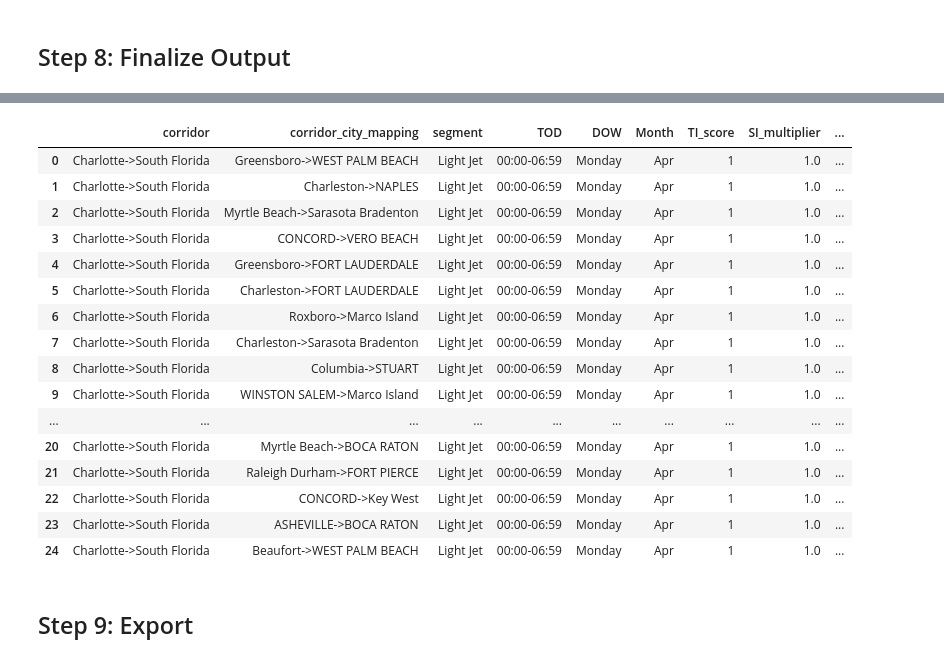
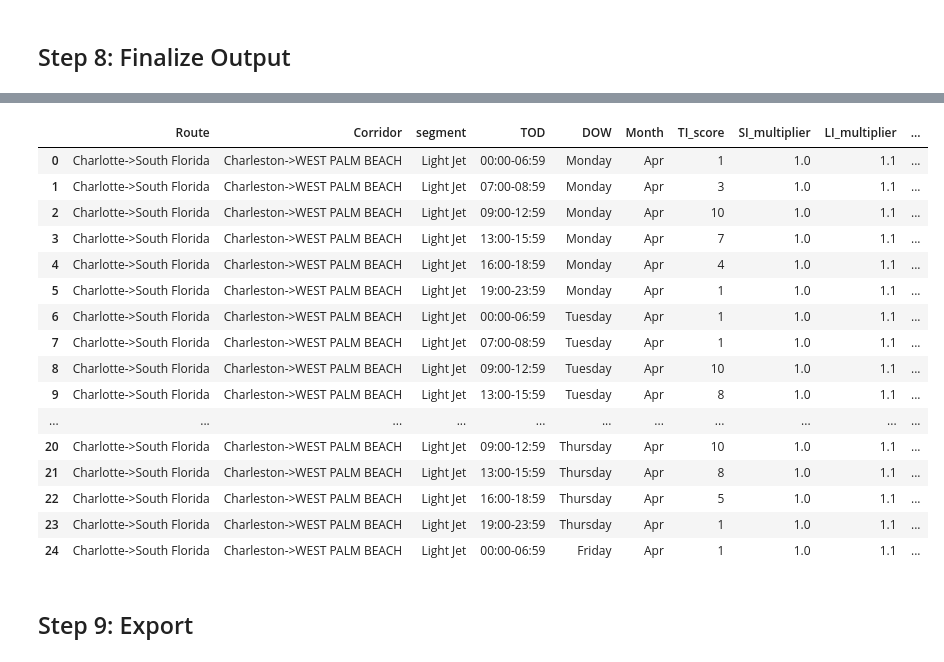
Before and after one commit to tausif-agntworksai/flight-pipeline, a Jupyter notebook: pricing/eda/vedant/fresh/combined_ti_li_si_pipeline.ipynb, the cells around one changed output, grey strips where cells are left out. Saved outputs shown, nothing was run; the diff lists cells and outputs as text; code cells hidden in the pictures.

```diff
--- a/pricing/eda/vedant/fresh/combined_ti_li_si_pipeline.ipynb
+++ b/pricing/eda/vedant/fresh/combined_ti_li_si_pipeline.ipynb
@@ -530,12 +628,14 @@ else:
 # %% [markdown]
 ## Step 5: LI Computation (with hours filter)
 # %%
-def compute_li(df, corridors, cabin_label, min_hours):
+def compute_li(df, corridor_map, corridors, cabin_label, min_hours):
     """
     Compute Location Index multiplier per corridor.
+    Includes Route + Corridor mapping from the start (optimized).
     LI_index = (corridor WU share) / (network WU share)
     Includes hours filter before computing shares.
-    Returns: corridor, cabin, corridor_wu_share, network_wu_share, LI_index, li_slab, LI_multiplier
+
+    Returns: Route, Corridor, cabin, corridor_wu_share, network_wu_share, LI_index, li_slab, LI_multiplier
     """
     # Filter by hours first
     df_hours_filtered = df[df['Hours'] >= min_hours].copy()
@@ -546,9 +646,12 @@ def compute_li(df, corridors, cabin_label, min_hours):
     # Filter to priority corridors
     df_corr = df_hours_filtered[df_hours_filtered['Route'].isin(corridors)]
 
+    # ✅ OPTIMIZED: Merge corridor_map early to keep Route + Corridor together
+    df_corr = df_corr.merge(corridor_map[['Route', 'Corridor']], on='Route', how='left')
+
     # Corridor-level aggregation
     agg = (
-        df_corr.groupby('Route')
+        df_corr.groupby(['Route', 'Corridor'])
         .agg(
             corridor_total=('is_wu', 'count'),
             corridor_wu=('is_wu', 'sum')
@@ -575,16 +678,16 @@ def compute_li(df, corridors, cabin_label, min_hours):
     # Map slab to LI multiplier
     agg['LI_multiplier'] = agg['li_slab'].map(LI_MULTIPLIER_MAP).astype(float)
 
-    agg = agg.rename(columns={'Route':'corridor'})
     agg['cabin'] = cabin_label
     agg['network_wu_share'] = network_wu_share
 
     print(f"[{cabin_label}] Network WU share (hours >= {min_hours}): {network_wu_share:.4%}")
 
-    return agg[['corridor','cabin','corridor_wu_share','network_wu_share','LI_index','li_slab','LI_multiplier']]
+    # ✅ Return with Route + Corridor together
+    return agg[['Route','Corridor','cabin','corridor_wu_share','network_wu_share','LI_index','li_slab','LI_multiplier']]
 
-lj_li   = compute_li(lj_data,   LJ_CORRIDORS,   'Light Jet', MIN_HOURS_LJ)
-smid_li = compute_li(smid_data, SMID_CORRIDORS, 'Super Midsize Jet', MIN_HOURS_SMID)
+lj_li   = compute_li(lj_data, corridor_map, LJ_CORRIDORS,   'Light Jet', MIN_HOURS_LJ)
+smid_li = compute_li(smid_data, corridor_map, SMID_CORRIDORS, 'Super Midsize Jet', MIN_HOURS_SMID)
 
 print(f"✓ LJ LI: {len(lj_li)} rows")
 print(f"✓ SMID LI: {len(smid_li)} rows")
@@ -660,7 +764,7 @@ print(f"✓ After city mapping join: {len(final):,} rows")
 # %% [markdown]
 ## Step 8: Finalize Output
 # %%
-# Rename cabin → segment
+# Rename cabin → segment and month → Month
 final = final.rename(columns={'cabin':'segment', 'month':'Month'})
 
 # Calculate CTS Score (Combined Tuning Score)
@@ -687,35 +791,30 @@ def map_cts_to_toggle(row):
 # Apply the mapping
 final['CTS_toggle_%'] = final.apply(map_cts_to_toggle, axis=1)
 
-# Select and reorder final columns (with corridor_city_mapping)
-# final = final[[
-#     'corridor', 'corridor_city_mapping', 'segment', 'TOD', 'DOW', 'Month',
-#     'cell_share', 'ratio_vs_mean', 'ti_slab', 'TI_score',
-#     'monthly_density', 'seasonality_index', 'si_slab', 'SI_multiplier',
-#     'corridor_wu_share', 'network_wu_share', 'LI_index', 'li_slab', 'LI_multiplier',
-#     'CTS_score', 'CTS_toggle_%'
-# ]]
-
+# ✅ OPTIMIZED: Select final columns with Route + Corridor together
 final = final[[
-    'corridor', 'corridor_city_mapping', 'segment', 'TOD', 'DOW', 'Month',
-    'TI_score', 'seasonality_index', 'SI_multiplier', 'LI_index',  'LI_multiplier',
+    'Route', 'Corridor', 'segment', 'TOD', 'DOW', 'Month',
+    'cell_share', 'ratio_vs_mean', 'ti_slab', 'TI_score',
+    'monthly_density', 'seasonality_index', 'si_slab', 'SI_multiplier',
+    'corridor_wu_share', 'network_wu_share', 'LI_index', 'li_slab', 'LI_multiplier',
     'CTS_score', 'CTS_toggle_%'
 ]]
 
 # Sort for readability
 final = final.sort_values(
-    ['segment', 'corridor', 'Month', 'DOW', 'TOD']
+    ['segment', 'Route', 'Corridor', 'Month', 'DOW', 'TOD']
 ).reset_index(drop=True)
 
 # Validation
-print(f"\n✅ FINAL TABLE COMPLETE (with corridor_city_mapping, CTS_score and CTS_toggle_%)")
+print(f"\n✅ FINAL TABLE COMPLETE (OPTIMIZED: Route + Corridor together)")
 print(f"\n📊 Summary:")
 print(f"  Rows: {len(final):,}")
 print(f"  Columns: {len(final.columns)}")
-print(f"  Unique corridors: {final['corridor'].nunique()}")
+print(f"  Unique routes: {final['Route'].nunique()}")
+print(f"  Unique corridors (city pairs): {final['Corridor'].nunique()}")
 print(f"  Unique segments: {final['segment'].nunique()}")
 print(f"  Unique months: {final['Month'].nunique()} (actual from data: {sorted(final['Month'].unique())})")
-print(f"  Expected grid (actual): {final['corridor'].nunique()} corridors × {final['Month'].nunique()} months × 7 DOW × 6 TOD = {final['corridor'].nunique() * final['Month'].nunique() * 7 * 6:,} rows")
+print(f"  Expected grid (actual): {final['Route'].nunique()} routes × {final['Month'].nunique()} months × 7 DOW × 6 TOD = {final['Route'].nunique() * final['Month'].nunique() * 7 * 6:,} rows")
 
 print(f"\n🔍 Hours filter impact (SI):")
 si_pass_rate = (final['SI_multiplier'].notna().sum() / len(final)) * 100
@@ -723,10 +822,9 @@ print(f"  SI_multiplier not null: {final['SI_multiplier'].notna().sum():,} rows
 print(f"  SI_multiplier nulls (filtered by MIN_MISSIONS): {final['SI_multiplier'].isnull().sum():,} rows")
 
 print(f"\n🔍 Other null checks:")
-# print(f"  cell_share nulls: {final['cell_share'].isnull().sum()}")
-# print(f"  ti_slab nulls: {final['ti_slab'].isnull().sum()}")
+print(f"  cell_share nulls: {final['cell_share'].isnull().sum()}")
+print(f"  ti_slab nulls: {final['ti_slab'].isnull().sum()}")
 print(f"  LI_multiplier nulls: {final['LI_multiplier'].isnull().sum()}")
-print(f"  corridor_city_mapping nulls: {final['corridor_city_mapping'].isnull().sum()}")
 print(f"  CTS_score nulls (where SI is null): {final['CTS_score'].isnull().sum()}")
 print(f"  CTS_toggle_% nulls: {final['CTS_toggle_%'].isnull().sum()}")
 
@@ -760,6 +858,6 @@ for toggle_pct, count in toggle_dist.items():
     pct_of_total = (count / len(toggle_non_null)) * 100
     print(f"  {toggle_pct:>3.0f}%: {count:,} rows ({pct_of_total:>5.1f}%)")
 
-print(f"\n📊 Sample rows (with city mapping and CTS_score):")
-display(final[final['CTS_toggle_%'].notna()][['corridor', 'corridor_city_mapping', 'segment', 'TOD', 'DOW', 'Month', 'TI_score', 'SI_multiplier', 'LI_multiplier', 'CTS_score', 'CTS_toggle_%']].head(25))
+print(f"\n📊 Sample rows (with Route + Corridor mapping and CTS_score):")
+display(final[final['CTS_toggle_%'].notna()][['Route', 'Corridor', 'segment', 'TOD', 'DOW', 'Month', 'TI_score', 'SI_multiplier', 'LI_multiplier', 'CTS_score', 'CTS_toggle_%']].head(25))
 # %% [output]
@@ -783,20 +881,20 @@ display(final[final['CTS_toggle_%'].notna()][['corridor', 'corridor_city_mapping
-|  | corridor | corridor_city_mapping | segment | TOD | DOW | Month | TI_score | SI_multiplier | ... |
-| 0 | Charlotte->South Florida | Greensboro->WEST PALM BEACH | Light Jet | 00:00-06:59 | Monday | Apr | 1 | 1.0 | ... |
-| 1 | Charlotte->South Florida | Charleston->NAPLES | Light Jet | 00:00-06:59 | Monday | Apr | 1 | 1.0 | ... |
-| 2 | Charlotte->South Florida | Myrtle Beach->Sarasota Bradenton | Light Jet | 00:00-06:59 | Monday | Apr | 1 | 1.0 | ... |
-| 3 | Charlotte->South Florida | CONCORD->VERO BEACH | Light Jet | 00:00-06:59 | Monday | Apr | 1 | 1.0 | ... |
-| 4 | Charlotte->South Florida | Greensboro->FORT LAUDERDALE | Light Jet | 00:00-06:59 | Monday | Apr | 1 | 1.0 | ... |
-| 5 | Charlotte->South Florida | Charleston->FORT LAUDERDALE | Light Jet | 00:00-06:59 | Monday | Apr | 1 | 1.0 | ... |
-| 6 | Charlotte->South Florida | Roxboro->Marco Island | Light Jet | 00:00-06:59 | Monday | Apr | 1 | 1.0 | ... |
-| 7 | Charlotte->South Florida | Charleston->Sarasota Bradenton | Light Jet | 00:00-06:59 | Monday | Apr | 1 | 1.0 | ... |
-| 8 | Charlotte->South Florida | Columbia->STUART | Light Jet | 00:00-06:59 | Monday | Apr | 1 | 1.0 | ... |
-| 9 | Charlotte->South Florida | WINSTON SALEM->Marco Island | Light Jet | 00:00-06:59 | Monday | Apr | 1 | 1.0 | ... |
-| ... | ... | ... | ... | ... | ... | ... | ... | ... | ... |
-| 20 | Charlotte->South Florida | Myrtle Beach->BOCA RATON | Light Jet | 00:00-06:59 | Monday | Apr | 1 | 1.0 | ... |
-| 21 | Charlotte->South Florida | Raleigh Durham->FORT PIERCE | Light Jet | 00:00-06:59 | Monday | Apr | 1 | 1.0 | ... |
-| 22 | Charlotte->South Florida | CONCORD->Key West | Light Jet | 00:00-06:59 | Monday | Apr | 1 | 1.0 | ... |
-| 23 | Charlotte->South Florida | ASHEVILLE->BOCA RATON | Light Jet | 00:00-06:59 | Monday | Apr | 1 | 1.0 | ... |
-| 24 | Charlotte->South Florida | Beaufort->WEST PALM BEACH | Light Jet | 00:00-06:59 | Monday | Apr | 1 | 1.0 | ... |
+|  | Route | Corridor | segment | TOD | DOW | Month | TI_score | SI_multiplier | LI_multiplier | ... |
+| 0 | Charlotte->South Florida | Charleston->WEST PALM BEACH | Light Jet | 00:00-06:59 | Monday | Apr | 1 | 1.0 | 1.1 | ... |
+| 1 | Charlotte->South Florida | Charleston->WEST PALM BEACH | Light Jet | 07:00-08:59 | Monday | Apr | 3 | 1.0 | 1.1 | ... |
+| 2 | Charlotte->South Florida | Charleston->WEST PALM BEACH | Light Jet | 09:00-12:59 | Monday | Apr | 10 | 1.0 | 1.1 | ... |
+| 3 | Charlotte->South Florida | Charleston->WEST PALM BEACH | Light Jet | 13:00-15:59 | Monday | Apr | 7 | 1.0 | 1.1 | ... |
+| 4 | Charlotte->South Florida | Charleston->WEST PALM BEACH | Light Jet | 16:00-18:59 | Monday | Apr | 4 | 1.0 | 1.1 | ... |
+| 5 | Charlotte->South Florida | Charleston->WEST PALM BEACH | Light Jet | 19:00-23:59 | Monday | Apr | 1 | 1.0 | 1.1 | ... |
+| 6 | Charlotte->South Florida | Charleston->WEST PALM BEACH | Light Jet | 00:00-06:59 | Tuesday | Apr | 1 | 1.0 | 1.1 | ... |
+| 7 | Charlotte->South Florida | Charleston->WEST PALM BEACH | Light Jet | 07:00-08:59 | Tuesday | Apr | 1 | 1.0 | 1.1 | ... |
+| 8 | Charlotte->South Florida | Charleston->WEST PALM BEACH | Light Jet | 09:00-12:59 | Tuesday | Apr | 10 | 1.0 | 1.1 | ... |
+| 9 | Charlotte->South Florida | Charleston->WEST PALM BEACH | Light Jet | 13:00-15:59 | Tuesday | Apr | 8 | 1.0 | 1.1 | ... |
+| ... | ... | ... | ... | ... | ... | ... | ... | ... | ... | ... |
+| 20 | Charlotte->South Florida | Charleston->WEST PALM BEACH | Light Jet | 09:00-12:59 | Thursday | Apr | 10 | 1.0 | 1.1 | ... |
+| 21 | Charlotte->South Florida | Charleston->WEST PALM BEACH | Light Jet | 13:00-15:59 | Thursday | Apr | 8 | 1.0 | 1.1 | ... |
+| 22 | Charlotte->South Florida | Charleston->WEST PALM BEACH | Light Jet | 16:00-18:59 | Thursday | Apr | 5 | 1.0 | 1.1 | ... |
+| 23 | Charlotte->South Florida | Charleston->WEST PALM BEACH | Light Jet | 19:00-23:59 | Thursday | Apr | 1 | 1.0 | 1.1 | ... |
+| 24 | Charlotte->South Florida | Charleston->WEST PALM BEACH | Light Jet | 00:00-06:59 | Friday | Apr | 1 | 1.0 | 1.1 | ... |
 # %% [markdown]
 ## Step 9: Export
 # %%
```
Also changed, not shown: parts of 18 cells of this notebook, 8 other files.
